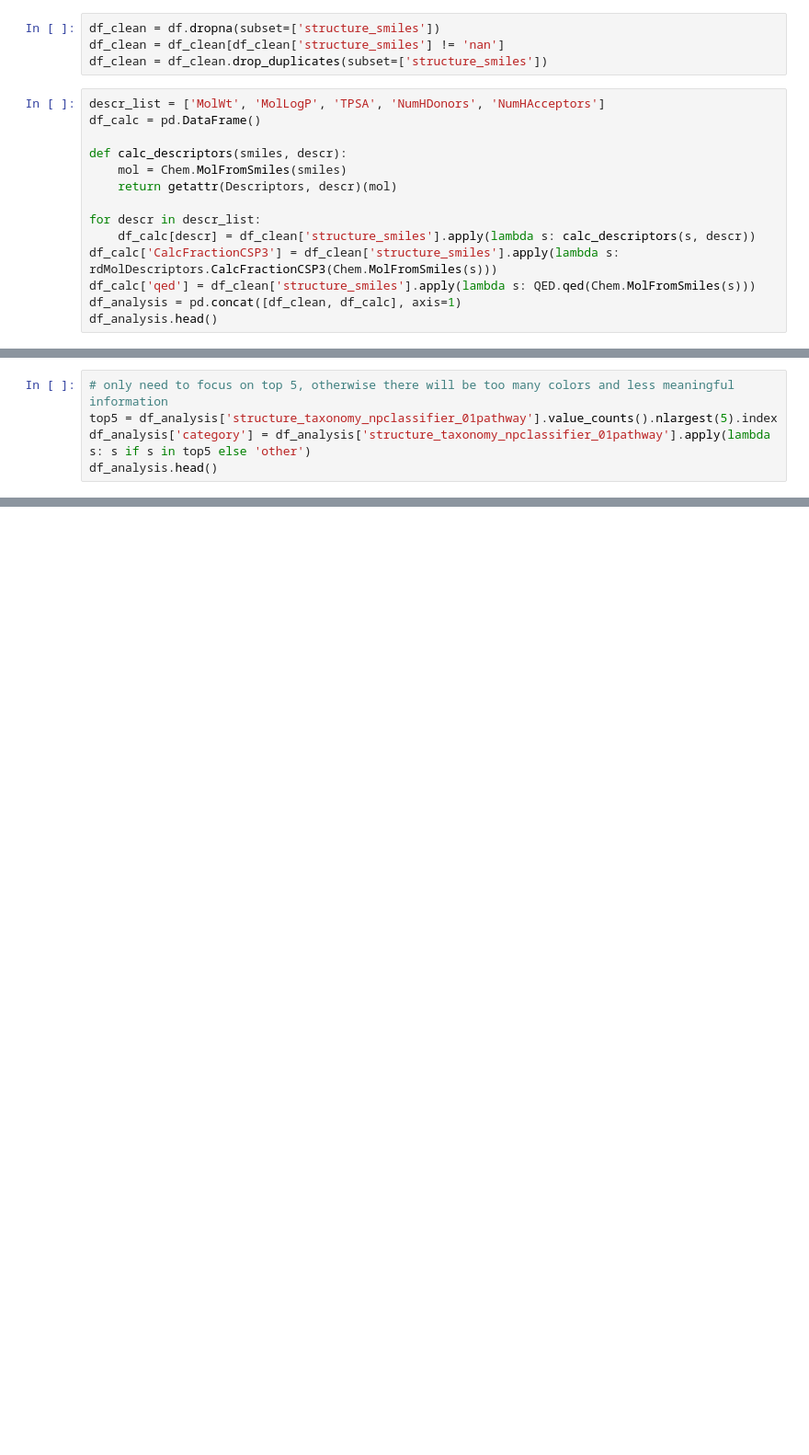
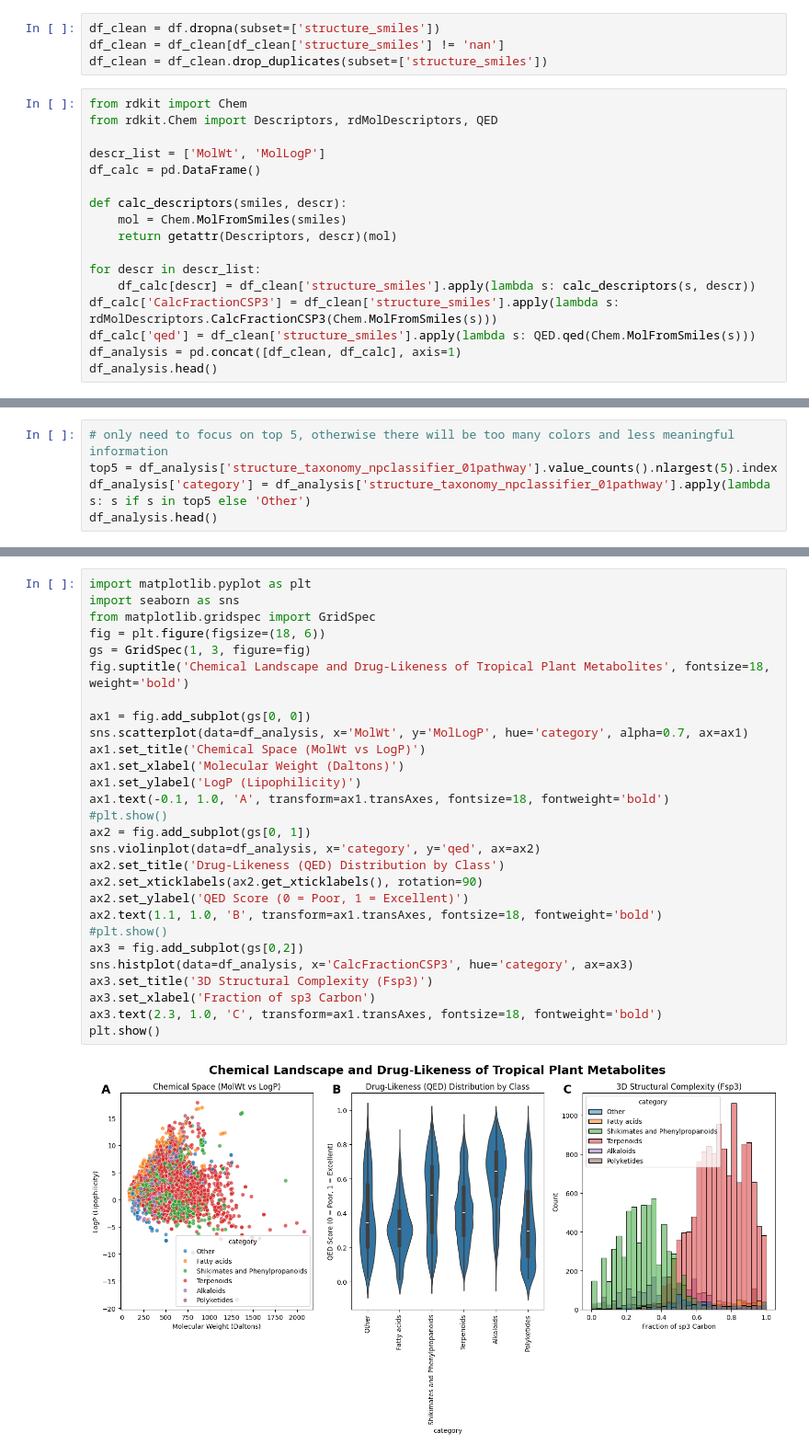
Before and after one commit to haofucui/Project, a Jupyter notebook: DataAnalyze.ipynb, the cells around one changed output, grey strips where cells are left out. Shown: that part at 92% size. Saved outputs shown, nothing was run; the diff lists cells and outputs as text; blank space fills up the shorter version.

Commit message:
Data_Analysis&Data_Story

```diff
--- a/DataAnalyze.ipynb
+++ b/DataAnalyze.ipynb
@@ -40,7 +34,10 @@ df_clean = df.dropna(subset=['structure_smiles'])
 df_clean = df_clean[df_clean['structure_smiles'] != 'nan']
 df_clean = df_clean.drop_duplicates(subset=['structure_smiles'])
 # %%
-descr_list = ['MolWt', 'MolLogP', 'TPSA', 'NumHDonors', 'NumHAcceptors']
+from rdkit import Chem
+from rdkit.Chem import Descriptors, rdMolDescriptors, QED
+
+descr_list = ['MolWt', 'MolLogP']
 df_calc = pd.DataFrame()
 
 def calc_descriptors(smiles, descr):
@@ -63,7 +60,7 @@ df_analysis.head()
 # %%
 # only need to focus on top 5, otherwise there will be too many colors and less meaningful information
 top5 = df_analysis['structure_taxonomy_npclassifier_01pathway'].value_counts().nlargest(5).index
-df_analysis['category'] = df_analysis['structure_taxonomy_npclassifier_01pathway'].apply(lambda s: s if s in top5 else 'other')
+df_analysis['category'] = df_analysis['structure_taxonomy_npclassifier_01pathway'].apply(lambda s: s if s in top5 else 'Other')
 df_analysis.head()
 # %% [output]
 |  | feature_id | component_id | libname | structure_inchikey | structure_smiles | structure_molecular_formula | ... |
@@ -72,3 +69,33 @@ df_analysis.head()
 | 2 | 63994 | 2138 | MS1_match | GLDOVTGHNKAZLK-UHFFFAOYSA-N | CCCCCCCCCCCCCCCCCCO | C18H38O | ... |
 | 3 | 63993 | 47 | ISDB | FZFFGBOPCQADGY-UHFFFAOYSA-N | CC(C)=CCCC(C)=CCC1(CC=C(C)C)C(=O)... | C28H32O6 | ... |
 | 4 | 63991 | 664 | MS1_match | KFXIUXCXSKTCNK-KLGAAMDDSA-N | C=C1C2=Nc3ccccc3[C@@]23CCN2C/C(=C... | C19H20N2 | ... |
+# %%
+import matplotlib.pyplot as plt
+import seaborn as sns
+from matplotlib.gridspec import GridSpec
+fig = plt.figure(figsize=(18, 6))
+gs = GridSpec(1, 3, figure=fig)
+fig.suptitle('Chemical Landscape and Drug-Likeness of Tropical Plant Metabolites', fontsize=18, weight='bold')
+
+ax1 = fig.add_subplot(gs[0, 0])
+sns.scatterplot(data=df_analysis, x='MolWt', y='MolLogP', hue='category', alpha=0.7, ax=ax1)
+ax1.set_title('Chemical Space (MolWt vs LogP)')
+ax1.set_xlabel('Molecular Weight (Daltons)')
+ax1.set_ylabel('LogP (Lipophilicity)')
+ax1.text(-0.1, 1.0, 'A', transform=ax1.transAxes, fontsize=18, fontweight='bold')
+#plt.show()
+ax2 = fig.add_subplot(gs[0, 1])
+sns.violinplot(data=df_analysis, x='category', y='qed', ax=ax2)
+ax2.set_title('Drug-Likeness (QED) Distribution by Class')
+ax2.set_xticklabels(ax2.get_xticklabels(), rotation=90)
+ax2.set_ylabel('QED Score (0 = Poor, 1 = Excellent)')
+ax2.text(1.1, 1.0, 'B', transform=ax1.transAxes, fontsize=18, fontweight='bold')
+#plt.show()
+ax3 = fig.add_subplot(gs[0,2])
+sns.histplot(data=df_analysis, x='CalcFractionCSP3', hue='category', ax=ax3)
+ax3.set_title('3D Structural Complexity (Fsp3)')
+ax3.set_xlabel('Fraction of sp3 Carbon')
+ax3.text(2.3, 1.0, 'C', transform=ax1.transAxes, fontsize=18, fontweight='bold')
+plt.show()
+# %% [output]
+[figure, added]
```
Also changed, not shown: parts of 2 cells of this notebook, 1 other file.
